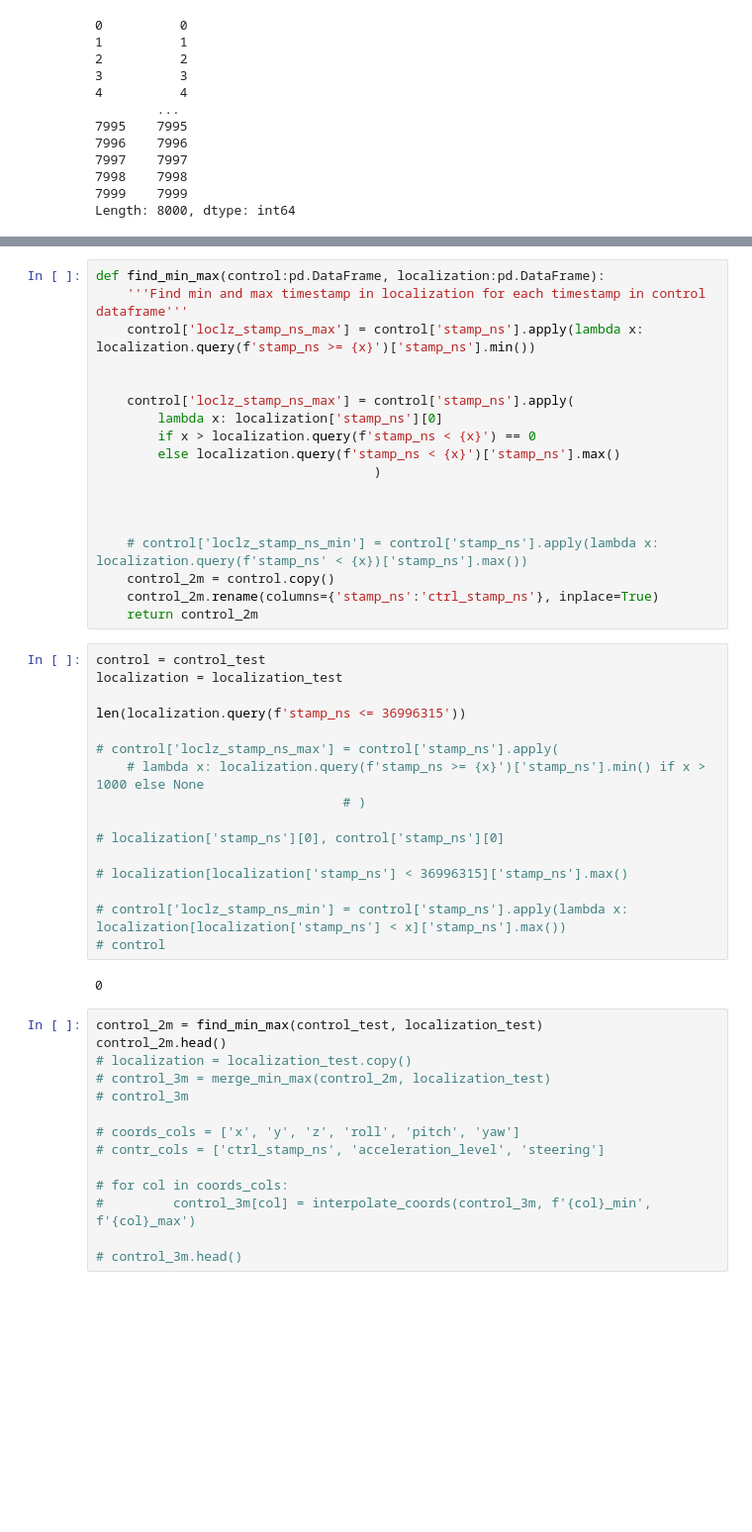
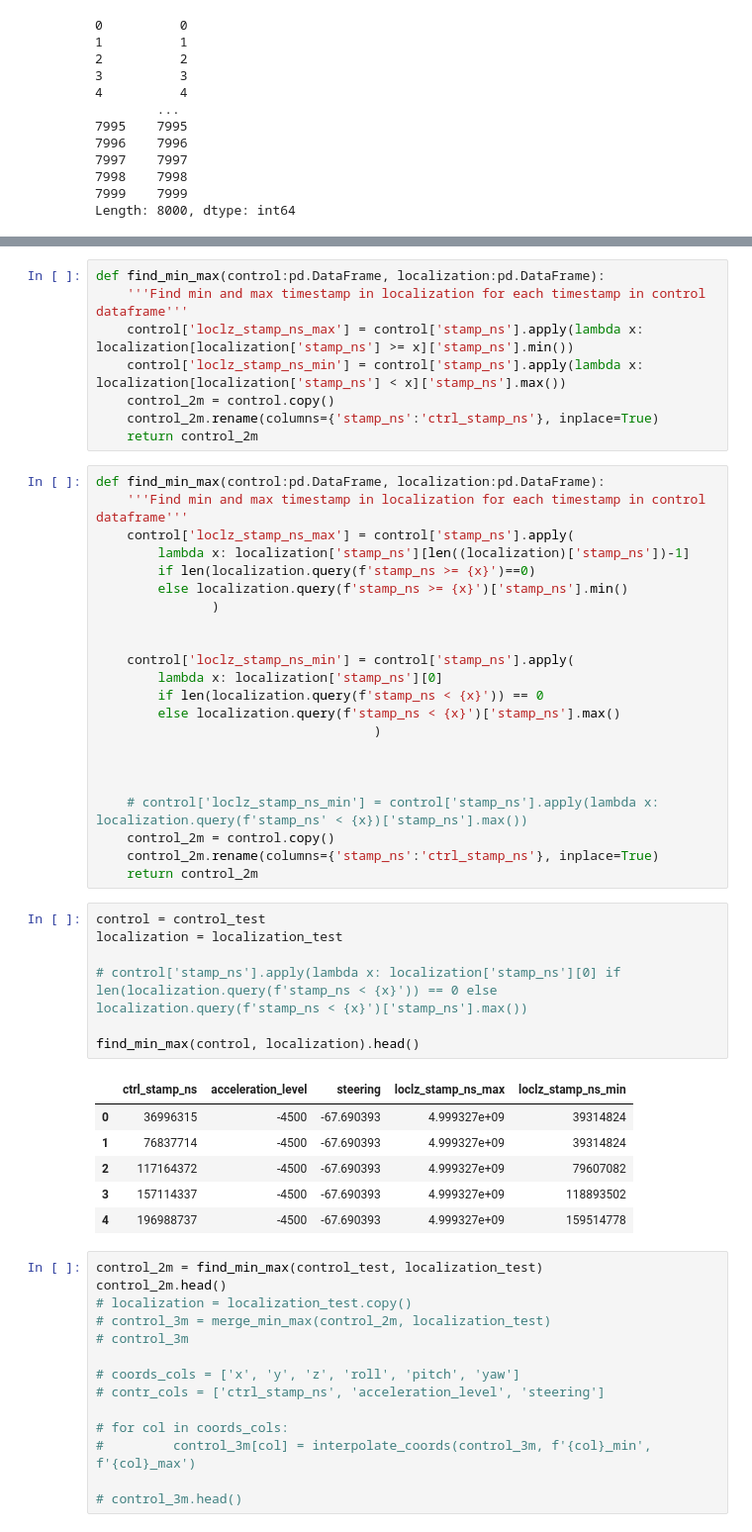
Before and after one commit to rvegrc/self_drive, a Jupyter notebook: self-driving.ipynb, the cells around one changed output, grey strips where cells are left out. Shown at 99% size. Cells and saved outputs as stored; diff of their text form; blank space fills up the shorter version.

Commit message:
fix errors with nan in func find_min_max

```diff
--- a/self-driving.ipynb
+++ b/self-driving.ipynb
@@ -710,15 +710,27 @@ make_df_id(control_test, localization_test, metadata_test).head()
 | 2 | 117164372 | -4500 | -67.690393 | -920.724109 | -106.412540 | -10.451338 | 0.010107 | -0.009903 | 2.139051 | ... |
 | 3 | 157114337 | -4500 | -67.690393 | -920.724107 | -106.412543 | -10.451338 | 0.010106 | -0.009904 | 2.139054 | ... |
 | 4 | 196988737 | -4500 | -67.690393 | -920.724106 | -106.412544 | -10.451338 | 0.010105 | -0.009904 | 2.139053 | ... |
+# %%
+def find_min_max(control:pd.DataFrame, localization:pd.DataFrame):
+    '''Find min and max timestamp in localization for each timestamp in control dataframe'''
+    control['loclz_stamp_ns_max'] = control['stamp_ns'].apply(lambda x: localization[localization['stamp_ns'] >= x]['stamp_ns'].min())
+    control['loclz_stamp_ns_min'] = control['stamp_ns'].apply(lambda x: localization[localization['stamp_ns'] < x]['stamp_ns'].max())
+    control_2m = control.copy()
+    control_2m.rename(columns={'stamp_ns':'ctrl_stamp_ns'}, inplace=True)
+    return control_2m
 # %%
 def find_min_max(control:pd.DataFrame, localization:pd.DataFrame):
     '''Find min and max timestamp in localization for each timestamp in control dataframe'''
-    control['loclz_stamp_ns_max'] = control['stamp_ns'].apply(lambda x: localization.query(f'stamp_ns >= {x}')['stamp_ns'].min())
+    control['loclz_stamp_ns_max'] = control['stamp_ns'].apply(
+        lambda x: localization['stamp_ns'][len((localization)['stamp_ns'])-1]
+        if len(localization.query(f'stamp_ns >= {x}')==0)
+        else localization.query(f'stamp_ns >= {x}')['stamp_ns'].min()
+               )
 
 
-    control['loclz_stamp_ns_max'] = control['stamp_ns'].apply(
+    control['loclz_stamp_ns_min'] = control['stamp_ns'].apply(
         lambda x: localization['stamp_ns'][0]
-        if x > localization.query(f'stamp_ns < {x}') == 0
+        if len(localization.query(f'stamp_ns < {x}')) == 0
         else localization.query(f'stamp_ns < {x}')['stamp_ns'].max()
                                     )
 
@@ -728,24 +740,20 @@ def find_min_max(control:pd.DataFrame, localization:pd.DataFrame):
     control_2m = control.copy()
     control_2m.rename(columns={'stamp_ns':'ctrl_stamp_ns'}, inplace=True)
     return control_2m
-# %%
-control = control_test
-localization = localization_test
-
-len(localization.query(f'stamp_ns <= 36996315'))
-
-# control['loclz_stamp_ns_max'] = control['stamp_ns'].apply(
-    # lambda x: localization.query(f'stamp_ns >= {x}')['stamp_ns'].min() if x > 1000 else None
-                                # )
-
-# localization['stamp_ns'][0], control['stamp_ns'][0]
-
-# localization[localization['stamp_ns'] < 36996315]['stamp_ns'].max()
-
-# control['loclz_stamp_ns_min'] = control['stamp_ns'].apply(lambda x: localization[localization['stamp_ns'] < x]['stamp_ns'].max())
-# control
-# %% [output]
-0
+# %%
+control = control_test
+localization = localization_test
+
+# control['stamp_ns'].apply(lambda x: localization['stamp_ns'][0] if len(localization.query(f'stamp_ns < {x}')) == 0 else localization.query(f'stamp_ns < {x}')['stamp_ns'].max())
+
+find_min_max(control, localization).head()
+# %% [output]
+|  | ctrl_stamp_ns | acceleration_level | steering | loclz_stamp_ns_max | loclz_stamp_ns_min |
+| 0 | 36996315 | -4500 | -67.690393 | 4.999327e+09 | 39314824 |
+| 1 | 76837714 | -4500 | -67.690393 | 4.999327e+09 | 39314824 |
+| 2 | 117164372 | -4500 | -67.690393 | 4.999327e+09 | 79607082 |
+| 3 | 157114337 | -4500 | -67.690393 | 4.999327e+09 | 118893502 |
+| 4 | 196988737 | -4500 | -67.690393 | 4.999327e+09 | 159514778 |
 # %%
 control_2m = find_min_max(control_test, localization_test)
 control_2m.head()
```
